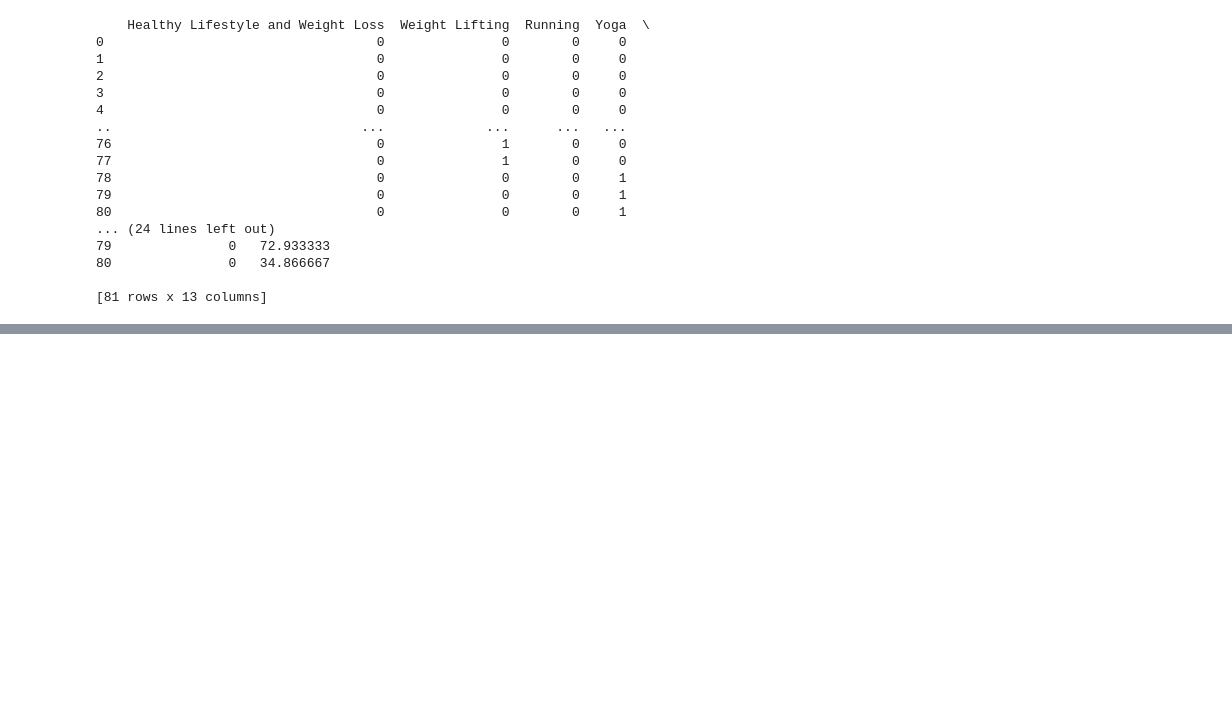
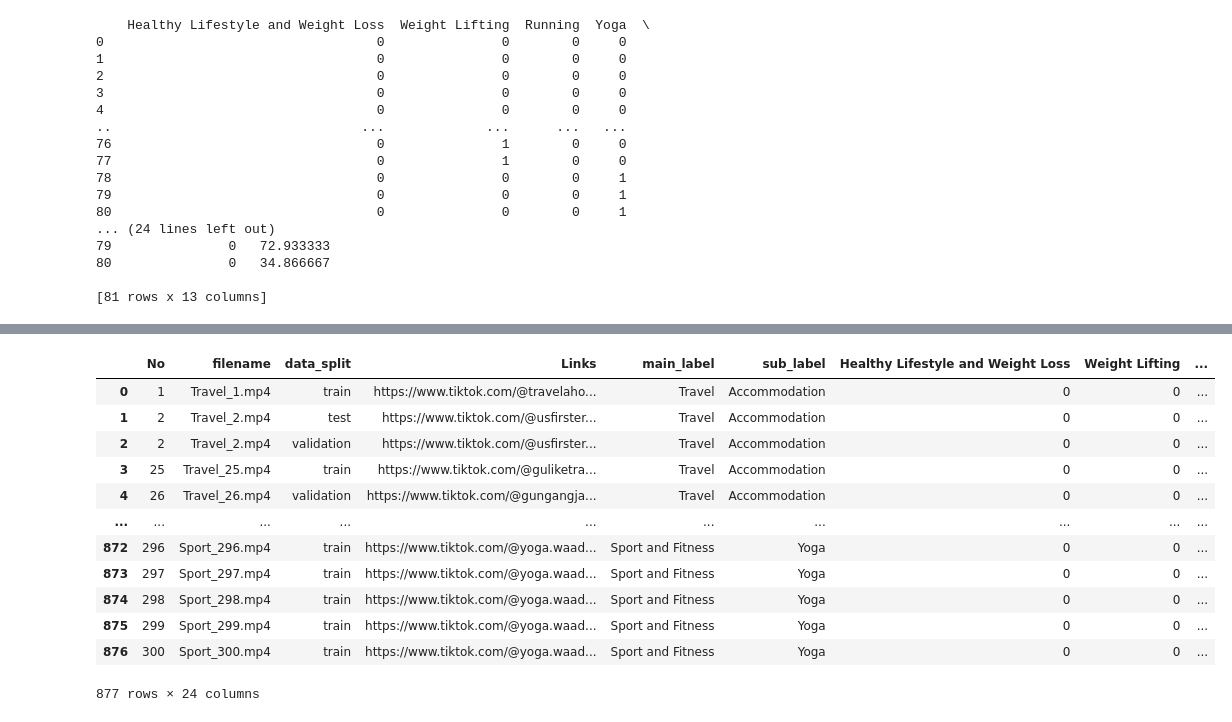
Before and after one commit to eatrabyo/multi_label_classification_on_tik_tok_videos, a Jupyter notebook: EDA.ipynb, the cells around one changed output, grey strips where cells are left out. Saved outputs shown, nothing was run; the diff lists cells and outputs as text; code cells hidden in the pictures; blank space fills up the shorter version.

```diff
--- a/EDA.ipynb
+++ b/EDA.ipynb
@@ -858,0 +862,16 @@ plt.show()
+# %%
+multi
+# %% [output]
+|  | No | filename | data_split | Links | main_label | sub_label | Healthy Lifestyle and Weight Loss | Weight Lifting | ... |
+| 0 | 1 | Travel_1.mp4 | train | https://www.tiktok.com/@travelaho... | Travel | Accommodation | 0 | 0 | ... |
+| 1 | 2 | Travel_2.mp4 | test | https://www.tiktok.com/@usfirster... | Travel | Accommodation | 0 | 0 | ... |
+| 2 | 2 | Travel_2.mp4 | validation | https://www.tiktok.com/@usfirster... | Travel | Accommodation | 0 | 0 | ... |
+| 3 | 25 | Travel_25.mp4 | train | https://www.tiktok.com/@guliketra... | Travel | Accommodation | 0 | 0 | ... |
+| 4 | 26 | Travel_26.mp4 | validation | https://www.tiktok.com/@gungangja... | Travel | Accommodation | 0 | 0 | ... |
+| ... | ... | ... | ... | ... | ... | ... | ... | ... | ... |
+| 872 | 296 | Sport_296.mp4 | train | https://www.tiktok.com/@yoga.waad... | Sport and Fitness | Yoga | 0 | 0 | ... |
+| 873 | 297 | Sport_297.mp4 | train | https://www.tiktok.com/@yoga.waad... | Sport and Fitness | Yoga | 0 | 0 | ... |
+| 874 | 298 | Sport_298.mp4 | train | https://www.tiktok.com/@yoga.waad... | Sport and Fitness | Yoga | 0 | 0 | ... |
+| 875 | 299 | Sport_299.mp4 | train | https://www.tiktok.com/@yoga.waad... | Sport and Fitness | Yoga | 0 | 0 | ... |
+| 876 | 300 | Sport_300.mp4 | train | https://www.tiktok.com/@yoga.waad... | Sport and Fitness | Yoga | 0 | 0 | ... |
+877 rows × 24 columns
```
Also changed, not shown: parts of 30 cells of this notebook.
